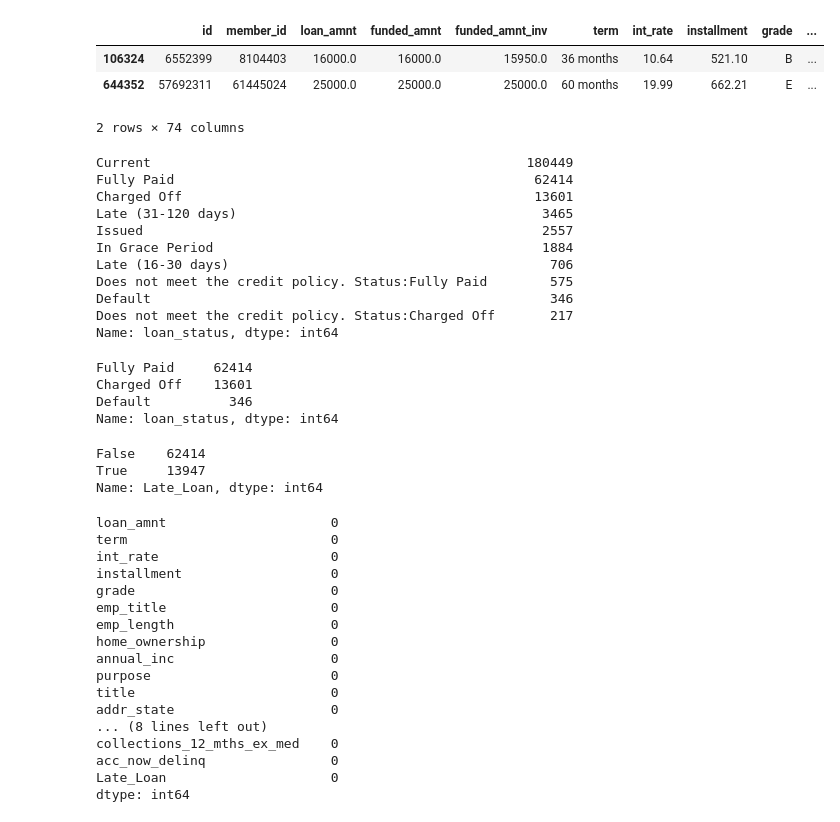
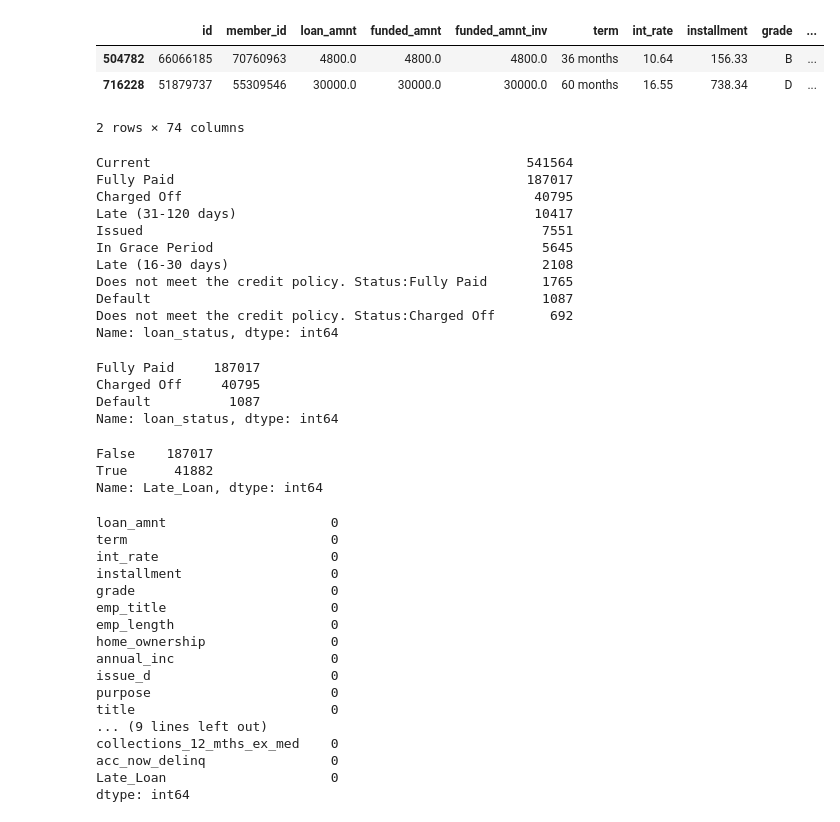
Before and after one commit to bowerboy/MIS-373-Adv-Data-Analytics-Project, a Jupyter notebook: Project.ipynb, the cells around one changed output. Cells and saved outputs as stored; diff of their text form; code cells hidden in the pictures.

```diff
--- a/Project.ipynb
+++ b/Project.ipynb
@@ -8,27 +9,27 @@ from matplotlib import pyplot as plt
 df = pd.read_csv('/Users/Jakub/loan.csv', low_memory = False)
 # %%
 #Returns a random sample of items - 30% so the dataset is easy to work with
-df_sample = df.sample(frac = 0.3)
+df_sample = df.sample(frac = 0.9)
 df_sample.head(2)
 # %% [output]
 |  | id | member_id | loan_amnt | funded_amnt | funded_amnt_inv | term | int_rate | installment | grade | ... |
-| 106324 | 6552399 | 8104403 | 16000.0 | 16000.0 | 15950.0 | 36 months | 10.64 | 521.10 | B | ... |
-| 644352 | 57692311 | 61445024 | 25000.0 | 25000.0 | 25000.0 | 60 months | 19.99 | 662.21 | E | ... |
+| 504782 | 66066185 | 70760963 | 4800.0 | 4800.0 | 4800.0 | 36 months | 10.64 | 156.33 | B | ... |
+| 716228 | 51879737 | 55309546 | 30000.0 | 30000.0 | 30000.0 | 60 months | 16.55 | 738.34 | D | ... |
 2 rows × 74 columns
 # %%
 #Analyzing target variable - loan_status
 df_sample['loan_status'].value_counts()
 # %% [output]
-Current                                                180449
-Fully Paid                                              62414
-Charged Off                                             13601
-Late (31-120 days)                                       3465
-Issued                                                   2557
-In Grace Period                                          1884
-Late (16-30 days)                                         706
-Does not meet the credit policy. Status:Fully Paid        575
-Default                                                   346
-Does not meet the credit policy. Status:Charged Off       217
+Current                                                541564
+Fully Paid                                             187017
+Charged Off                                             40795
+Late (31-120 days)                                      10417
+Issued                                                   7551
+In Grace Period                                          5645
+Late (16-30 days)                                        2108
+Does not meet the credit policy. Status:Fully Paid       1765
+Default                                                  1087
+Does not meet the credit policy. Status:Charged Off       692
 Name: loan_status, dtype: int64
 # %%
 #getting rid of loans with statuses we do not care about
@@ -41,9 +42,9 @@ mask = df_sample['loan_status'].isin(['Fully Paid','Charged Off','Default'])
 df_sample = df_sample[mask]
 df_sample['loan_status'].value_counts()
 # %% [output]
-Fully Paid     62414
-Charged Off    13601
-Default          346
+Fully Paid     187017
+Charged Off     40795
+Default          1087
 Name: loan_status, dtype: int64
 # %%
 # now we only work with loans that are either fully paid or late > 121 days
@@ -59,8 +60,8 @@ def CreateTarget(status):
 df_sample['Late_Loan'] = df_sample['loan_status'].map(CreateTarget)
 df_sample['Late_Loan'].value_counts()
 # %% [output]
-False    62414
-True     13947
+False    187017
+True      41882
 Name: Late_Loan, dtype: int64
 # %%
 #drop features with more than 25% missing values
@@ -70,7 +71,7 @@ features_missing_list =  features_missing_series.index.tolist()
 df_sample = df_sample.drop(features_missing_list,axis =1)
 
 # drop features that have no or little predictive power and original target
-df_sample = df_sample.drop(['id','member_id','issue_d','loan_status','url','zip_code','policy_code','application_type','last_pymnt_d','last_credit_pull_d','verification_status','pymnt_plan','funded_amnt','funded_amnt_inv','sub_grade','out_prncp','out_prncp_inv','total_pymnt_inv','total_pymnt','total_pymnt_inv','total_rec_prncp','total_rec_int','total_rec_late_fee','recoveries','collection_recovery_fee','last_pymnt_amnt','initial_list_status','earliest_cr_line'],axis =1)
+df_sample = df_sample.drop(['id','member_id','loan_status','url','zip_code','policy_code','application_type','last_pymnt_d','last_credit_pull_d','verification_status','pymnt_plan','funded_amnt','funded_amnt_inv','sub_grade','out_prncp','out_prncp_inv','total_pymnt_inv','total_pymnt','total_pymnt_inv','total_rec_prncp','total_rec_int','total_rec_late_fee','recoveries','collection_recovery_fee','last_pymnt_amnt','initial_list_status','earliest_cr_line'],axis =1)
 
 #replace missing values with Unknown value or mean when feature is numerical
 df_sample['emp_title'].fillna('Unknown',inplace = True)
@@ -89,10 +90,10 @@ emp_title                     0
 emp_length                    0
 home_ownership                0
 annual_inc                    0
+issue_d                       0
 purpose                       0
 title                         0
-addr_state                    0
-... (8 lines left out)
+... (9 lines left out)
 collections_12_mths_ex_med    0
 acc_now_delinq                0
 Late_Loan                     0
```
Also changed, not shown: parts of 10 cells of this notebook.
